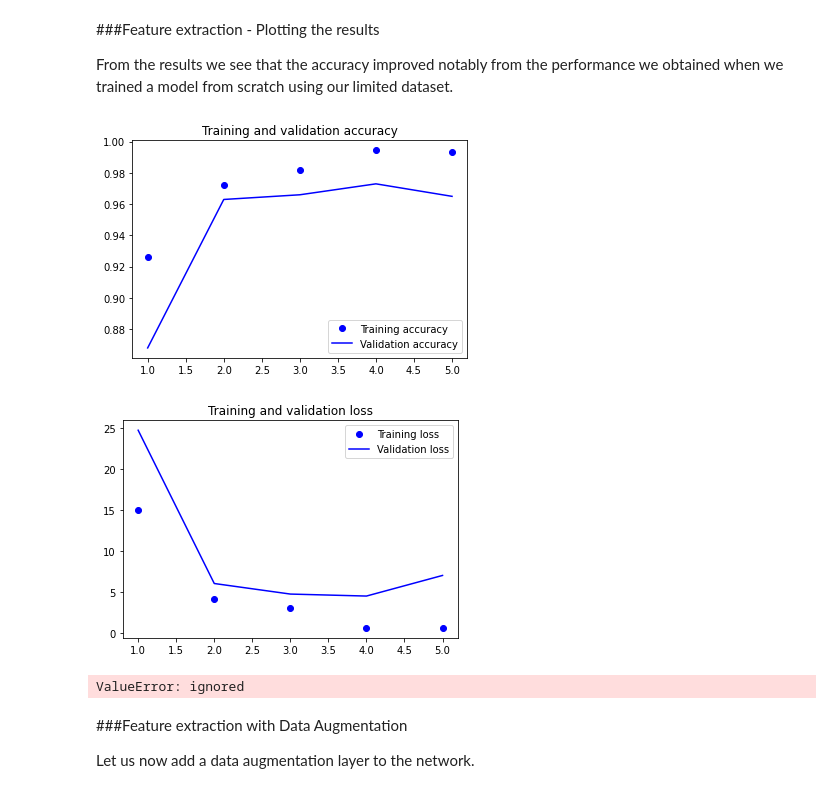
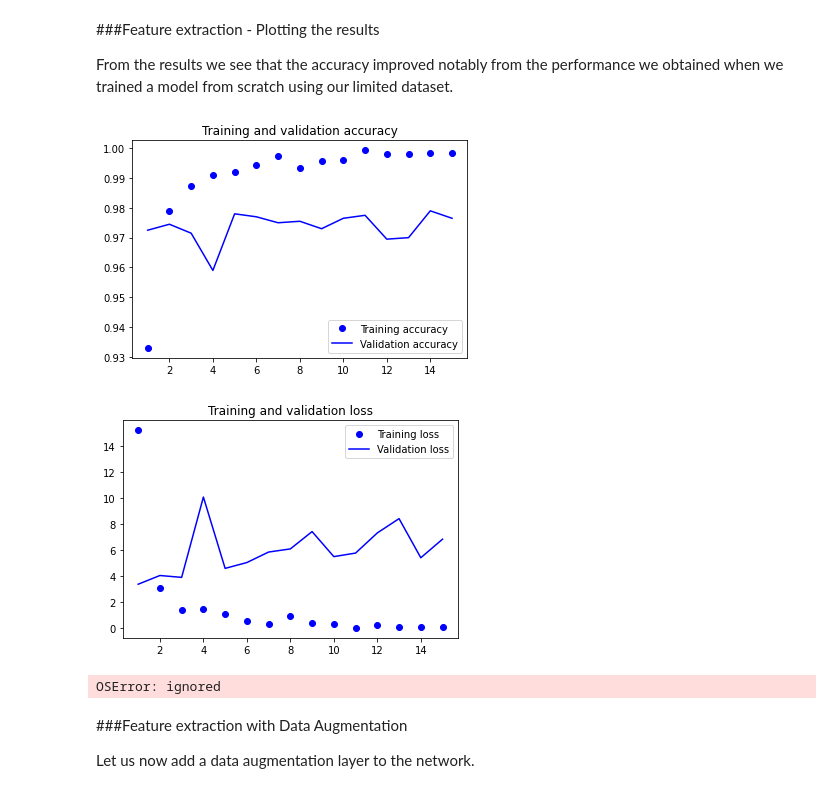
Before and after one commit to Fabrizio211/64061_AdvancedMachineLearning_ffiorini, a Jupyter notebook: Assignment_2_Convolution_Network/Assignment_2_Convolution_Network.ipynb, the cells around one changed output. Drawn from its saved outputs; the diff is of its cells as text; code cells hidden in the pictures.

```diff
--- a/Assignment_2_Convolution_Network/Assignment_2_Convolution_Network.ipynb
+++ b/Assignment_2_Convolution_Network/Assignment_2_Convolution_Network.ipynb
@@ -496,6 +658,6 @@ Epoch 5/5
 # %%
-test_model6 = keras.models.load_model(
-    "convnet_from_scratch_with_augmentation.keras")
-test_loss, test_acc = test_model6.evaluate(test_dataset3)
+test_model = keras.models.load_model(
+    "convnet_from_scratch_with_augmentation3.keras")
+test_loss, test_acc = test_model.evaluate(test_dataset)
 print(f"Test accuracy: {test_acc:.3f}")
 # %% [output]
@@ -562,9 +726,9 @@ def get_features_and_labels(dataset):
         all_labels.append(labels)
     return np.concatenate(all_features), np.concatenate(all_labels)
 
-train_featuresPT1, train_labelsPT1 =  get_features_and_labels(train_dataset1)
-val_featuresPT1, val_labelsPT1 =  get_features_and_labels(validation_dataset1)
-test_featuresPT1, test_labelsPT1 =  get_features_and_labels(test_dataset1)
+train_features, train_labels =  get_features_and_labels(train_dataset)
+val_features, val_labels =  get_features_and_labels(validation_dataset)
+test_features, test_labels =  get_features_and_labels(test_dataset)
 
-train_featuresPT1.shape
+train_features.shape
 # %% [output]
@@ -574,26 +738,26 @@ train_featuresPT1.shape
 
 Now that we used the convolutional base of the pretrained network, we can feed the dense layer and train it. Notice that shape of the input in the following code is the same of the output of the convolutional base.
 # %%
-inputsPT1 = keras.Input(shape=(5, 5, 512))
-x = layers.Flatten()(inputsPT1)
+inputs = keras.Input(shape=(5, 5, 512))
+x = layers.Flatten()(inputs)
 x = layers.Dense(256)(x)
 x = layers.Dropout(0.5)(x)
-outputsPT1 = layers.Dense(1, activation="sigmoid")(x)
-modelPT1 = keras.Model(inputsPT1, outputsPT1)
-modelPT1.compile(loss="binary_crossentropy",
+outputs = layers.Dense(1, activation="sigmoid")(x)
+model = keras.Model(inputs, outputs)
+model.compile(loss="binary_crossentropy",
               optimizer="rmsprop",
               metrics=["accuracy"])
 
-callbacksPT1 = [
+callbacks = [
     keras.callbacks.ModelCheckpoint(
-      filepath="feature_extraction.keras",
+      filepath="feature_extractionPT1.keras",
       save_best_only=True,
       monitor="val_loss")
 ]
-historyPT1 = modelPT1.fit(
-    train_featuresPT1, train_labelsPT1,
+history = model.fit(
+    train_features, train_labels,
     epochs=15,
-    validation_data=(val_featuresPT1, val_labelsPT1),
-    callbacks=callbacksPT1)
+    validation_data=(val_features, val_labels),
+    callbacks=callbacks)
 # %% [output]
 Epoch 1/15
@@ -619,31 +783,31 @@ Epoch 15/15
 From the results we see that the accuracy improved notably from the performance we obtained when we trained a model from scratch using our limited dataset.
 # %%
 import matplotlib.pyplot as plt
-acc = historyPT1.history["accuracy"]
-val_acc = historyPT1.history["val_accuracy"]
-loss = historyPT1.history["loss"]
-val_loss = historyPT1.history["val_loss"]
+acc = history.history["accuracy"]
+val_acc = history.history["val_accuracy"]
+loss = history.history["loss"]
+val_loss = history.history["val_loss"]
 epochs = range(1, len(acc) + 1)
 plt.plot(epochs, acc, "bo", label="Training accuracy")
 plt.plot(epochs, val_acc, "b", label="Validation accuracy")
 plt.title("Training and validation accuracy")
 plt.legend()
 plt.figure()
 plt.plot(epochs, loss, "bo", label="Training loss")
 plt.plot(epochs, val_loss, "b", label="Validation loss")
 plt.title("Training and validation loss")
 plt.legend()
 plt.show()
 # %% [output]
-[figure, old version]
+[figure, new version]
-[figure, old version]
+[figure, new version]
 # %%
-test_modelPT1 = keras.models.load_model(
-    "feature_extraction.keras")
-test_loss, test_acc = test_modelPT1.evaluate(test_dataset1)
+test_model = keras.models.load_model(
+    "feature_extractionPT1.keras")
+test_loss, test_acc = test_model.evaluate(test_dataset)
 print(f"Test accuracy: {test_acc:.3f}")
 # %% [output]
-ValueError: ignored
+OSError: ignored
 # %% [markdown]
 ###Feature extraction with Data Augmentation
 
```
Also changed, not shown: parts of 59 cells of this notebook.
